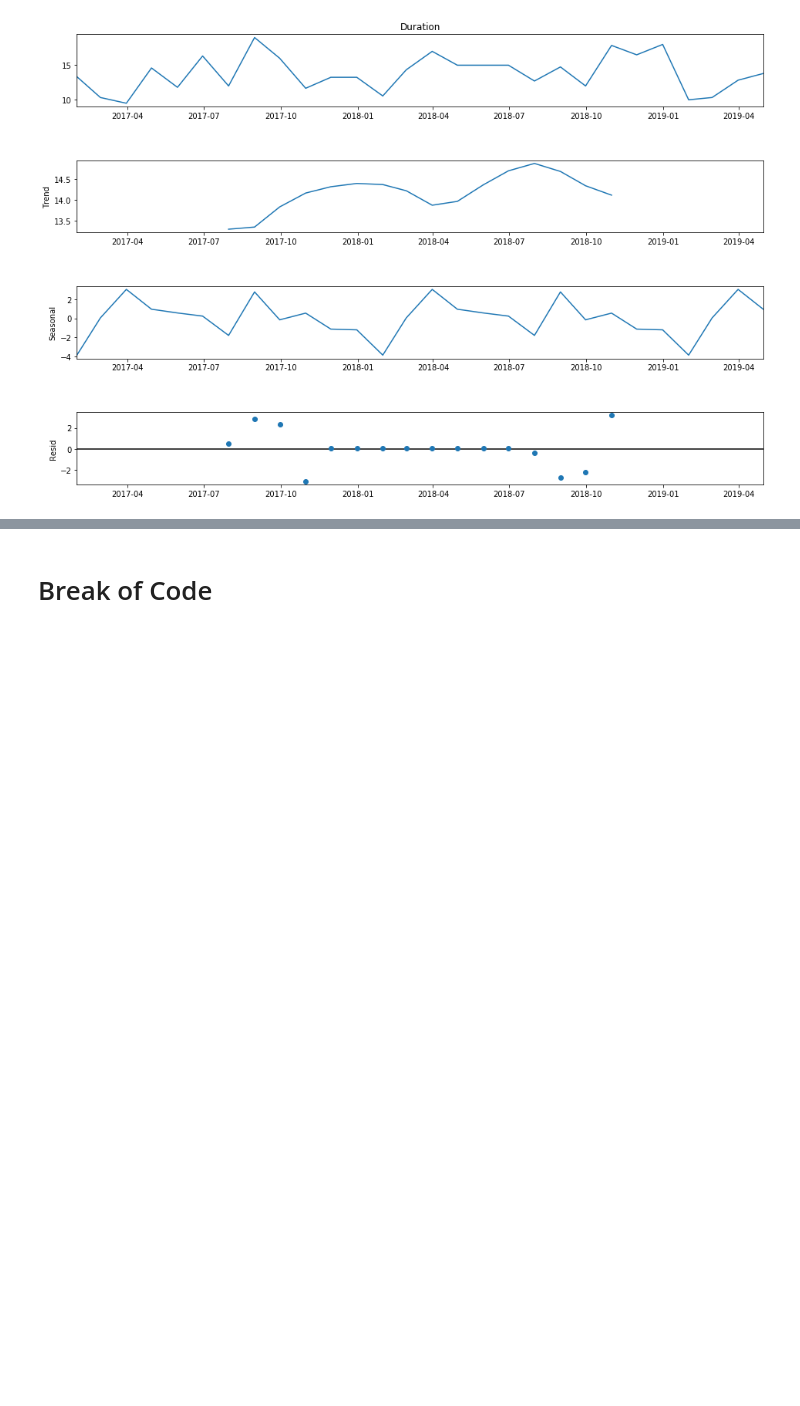
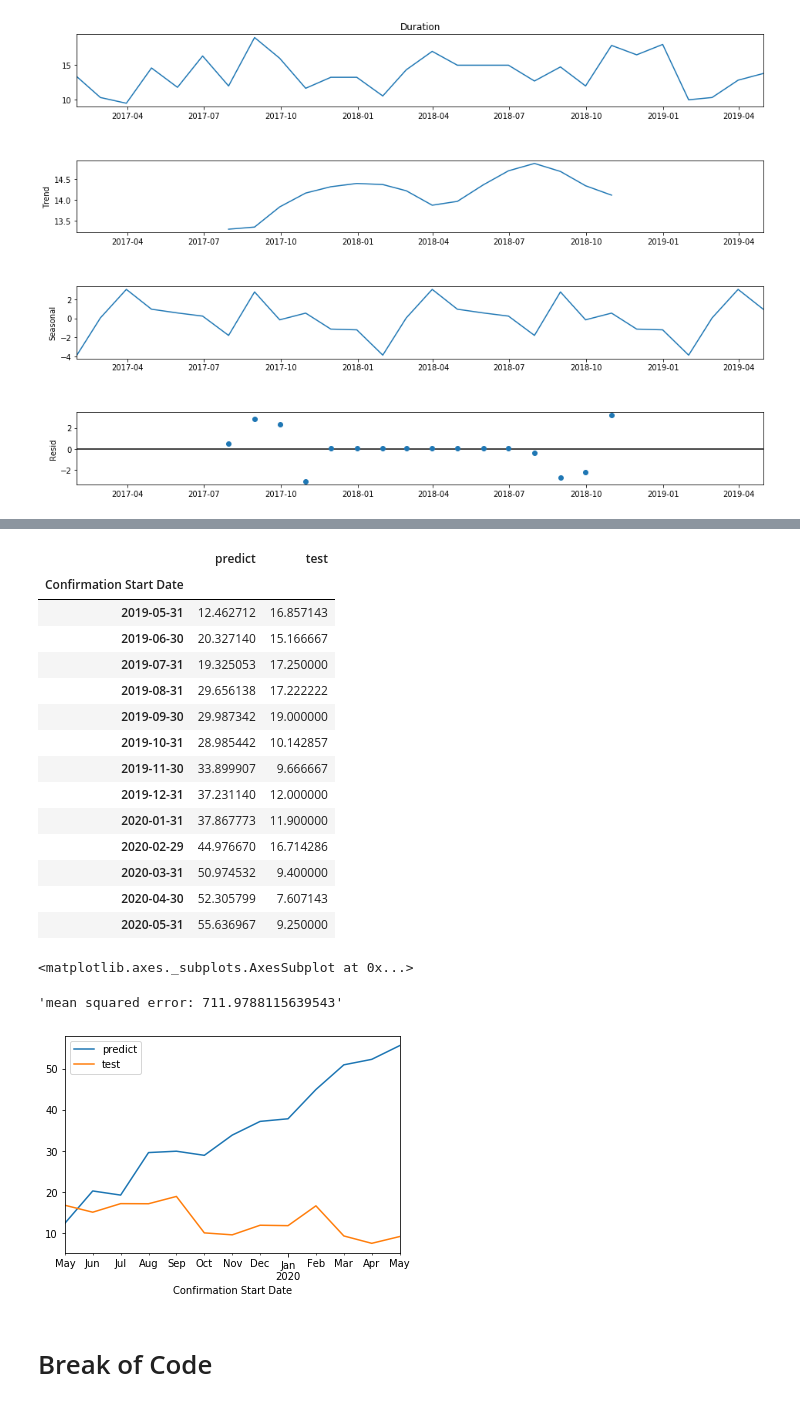
Before and after one commit to jakeharris1/Time-Series-Forecasting, a Jupyter notebook: Data Analysis.ipynb, the cells around one changed output, grey strips where cells are left out. Drawn from its saved outputs; the diff is of its cells as text; code cells hidden in the pictures; blank space fills up the shorter version.

```diff
--- a/Data Analysis.ipynb
+++ b/Data Analysis.ipynb
@@ -456,3 +690,50 @@ future_forecast
+# %%
+# Auto Arima model forcasting check with Exogenous variables
+
+# With exogenous variables
+
+model_auto.fit(train["Duration"], exogenous = train[["Total order quantity"]])
+future_forecast = model_auto.predict(n_periods=test_size, exogenous = test[["Total order quantity"]])
+future_forecast
+
+#---------------------------------------------------------------------------------------------------------------------------
+
+# Predicting with exogenous
+
+
+df_auto_pred = pd.DataFrame(model_auto.predict(n_periods = test_size, exogenous = test[["Total order quantity"]]),
+                                             index = test.index)
+
+#---------------------------------------------------------------------------------------------------------------------------
+
+
+# Putting forecasted and predicted into one table, plotting it, and showing it's error
+
+df_auto_pred["test"] = test["Duration"]
+df_auto_pred.columns = ["predict", "test"]
+display(df_auto_pred)
+display(df_auto_pred.plot())
+error = mean_squared_error(df_auto_pred["predict"], df_auto_pred["test"])
+display(f"mean squared error: {error}")
+# %% [output]
+|  | predict | test |
+| Confirmation Start Date |  |  |
+| 2019-05-31 | 12.462712 | 16.857143 |
+| 2019-06-30 | 20.327140 | 15.166667 |
+| 2019-07-31 | 19.325053 | 17.250000 |
+| 2019-08-31 | 29.656138 | 17.222222 |
+| 2019-09-30 | 29.987342 | 19.000000 |
+| 2019-10-31 | 28.985442 | 10.142857 |
+| 2019-11-30 | 33.899907 | 9.666667 |
+| 2019-12-31 | 37.231140 | 12.000000 |
+| 2020-01-31 | 37.867773 | 11.900000 |
+| 2020-02-29 | 44.976670 | 16.714286 |
+| 2020-03-31 | 50.974532 | 9.400000 |
+| 2020-04-30 | 52.305799 | 7.607143 |
+| 2020-05-31 | 55.636967 | 9.250000 |
+<matplotlib.axes._subplots.AxesSubplot at 0x...>
+'mean squared error: 711.9788115639543'
+[figure, added]
 # %%
 type(future_forecast)
 # %%
```
Also changed, not shown: parts of 15 cells of this notebook.
